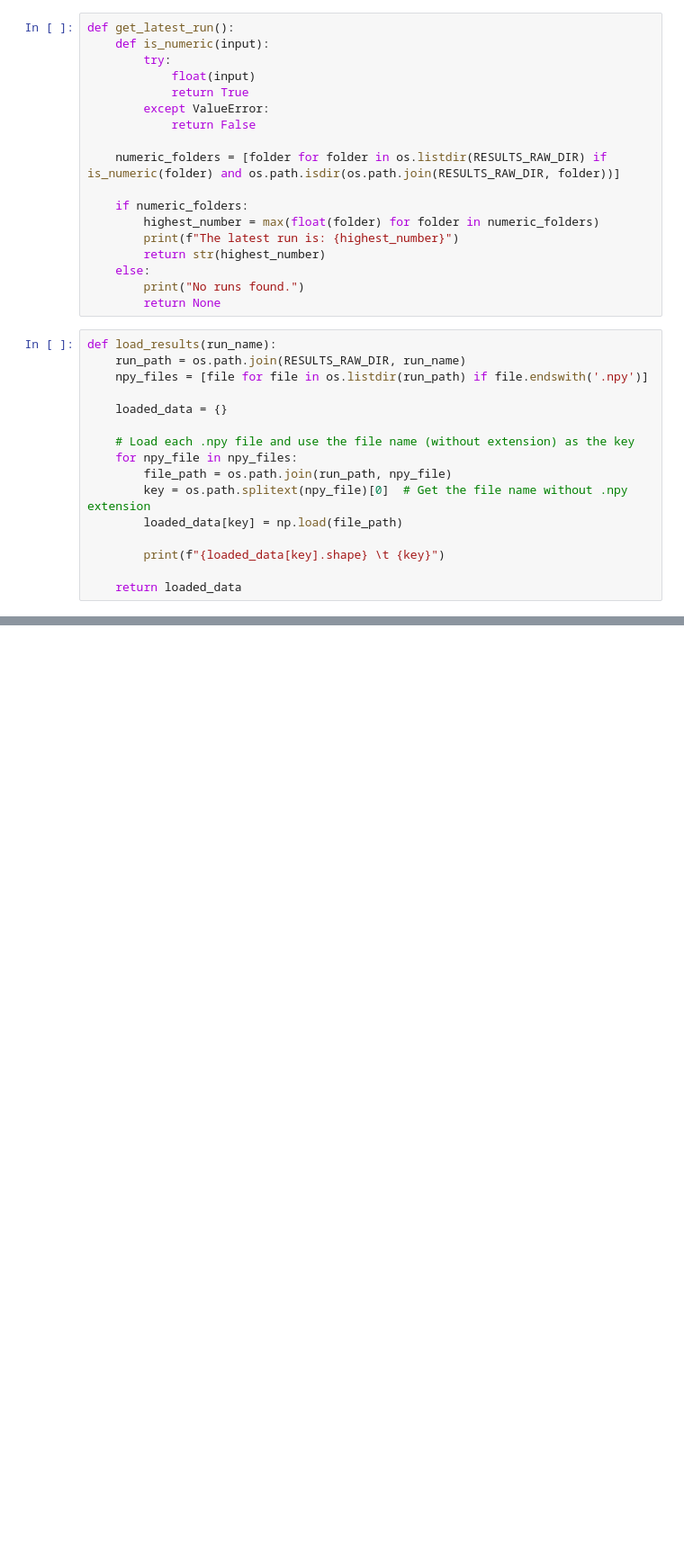
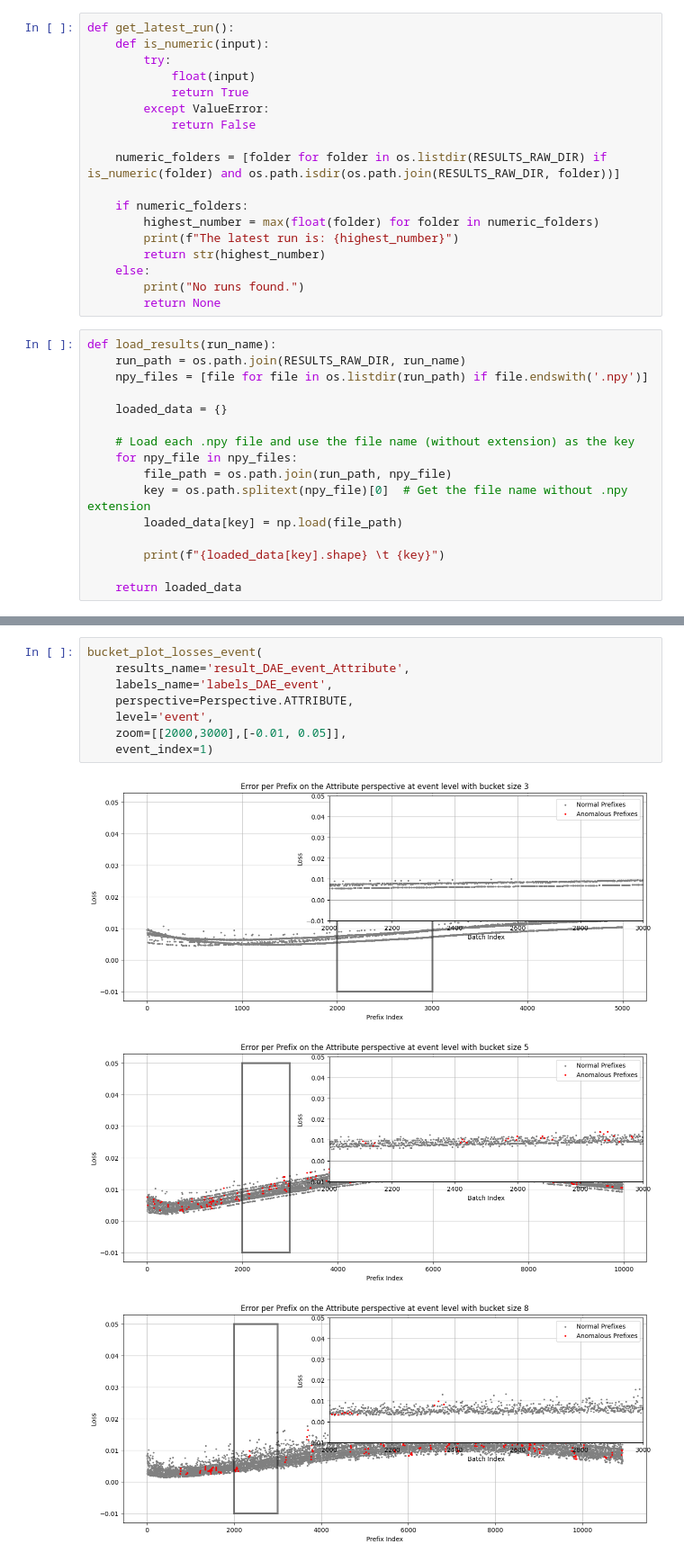
Before and after one commit to ronaldvandenbroek/BPAD, a Jupyter notebook: analysis/raw_results.ipynb, the cells around one changed output, grey strips where cells are left out. Shown at 90% size. Cells and saved outputs as stored; diff of their text form; blank space fills up the shorter version.

```diff
--- a/analysis/raw_results.ipynb
+++ b/analysis/raw_results.ipynb
@@ -244,0 +238,12 @@ plot_losses_fancy(
+# %%
+bucket_plot_losses_event(
+    results_name='result_DAE_event_Attribute',
+    labels_name='labels_DAE_event',
+    perspective=Perspective.ATTRIBUTE,
+    level='event',
+    zoom=[[2000,3000],[-0.01, 0.05]],
+    event_index=1)
+# %% [output]
+[figure, added]
+[figure, added]
+[figure, added]
```
Also changed, not shown: parts of 17 cells of this notebook, 7 other files.
